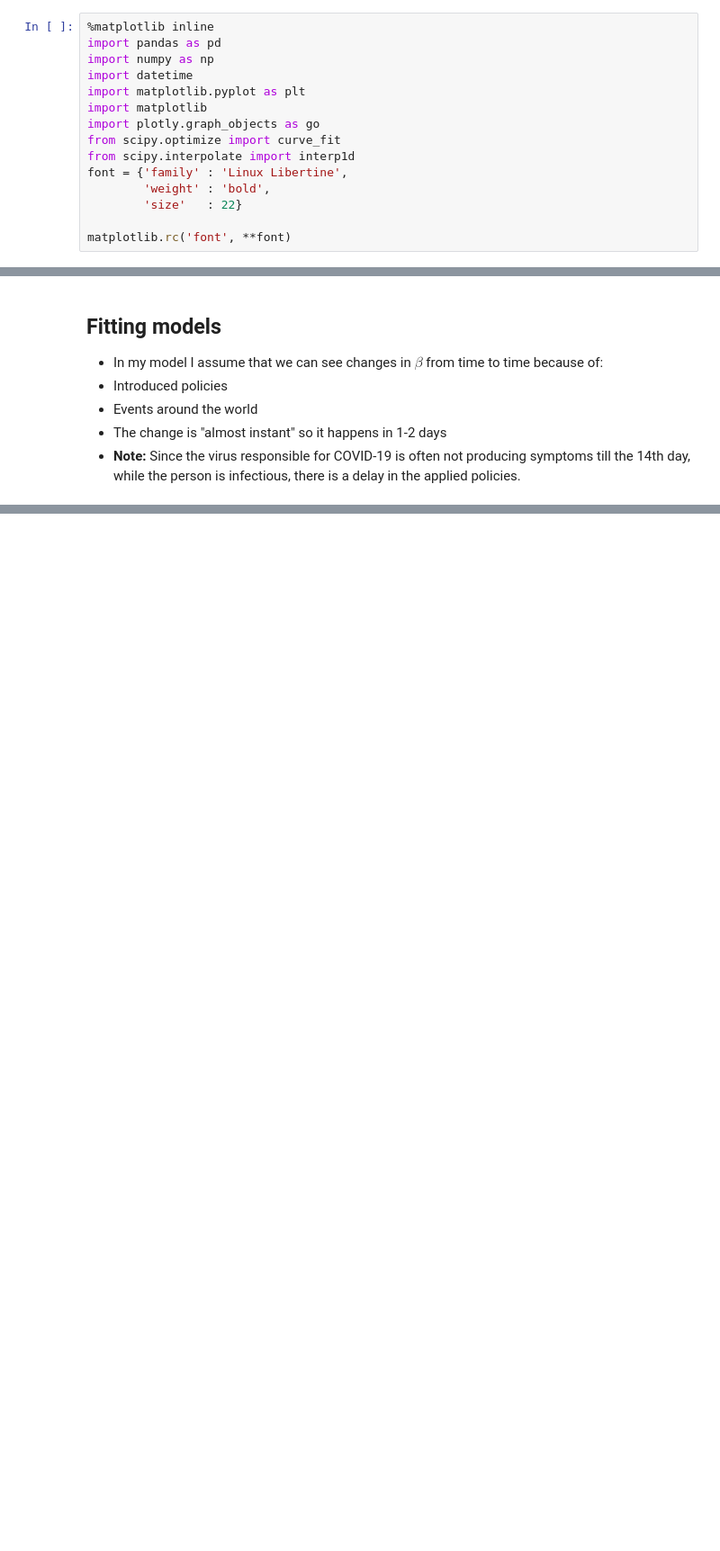
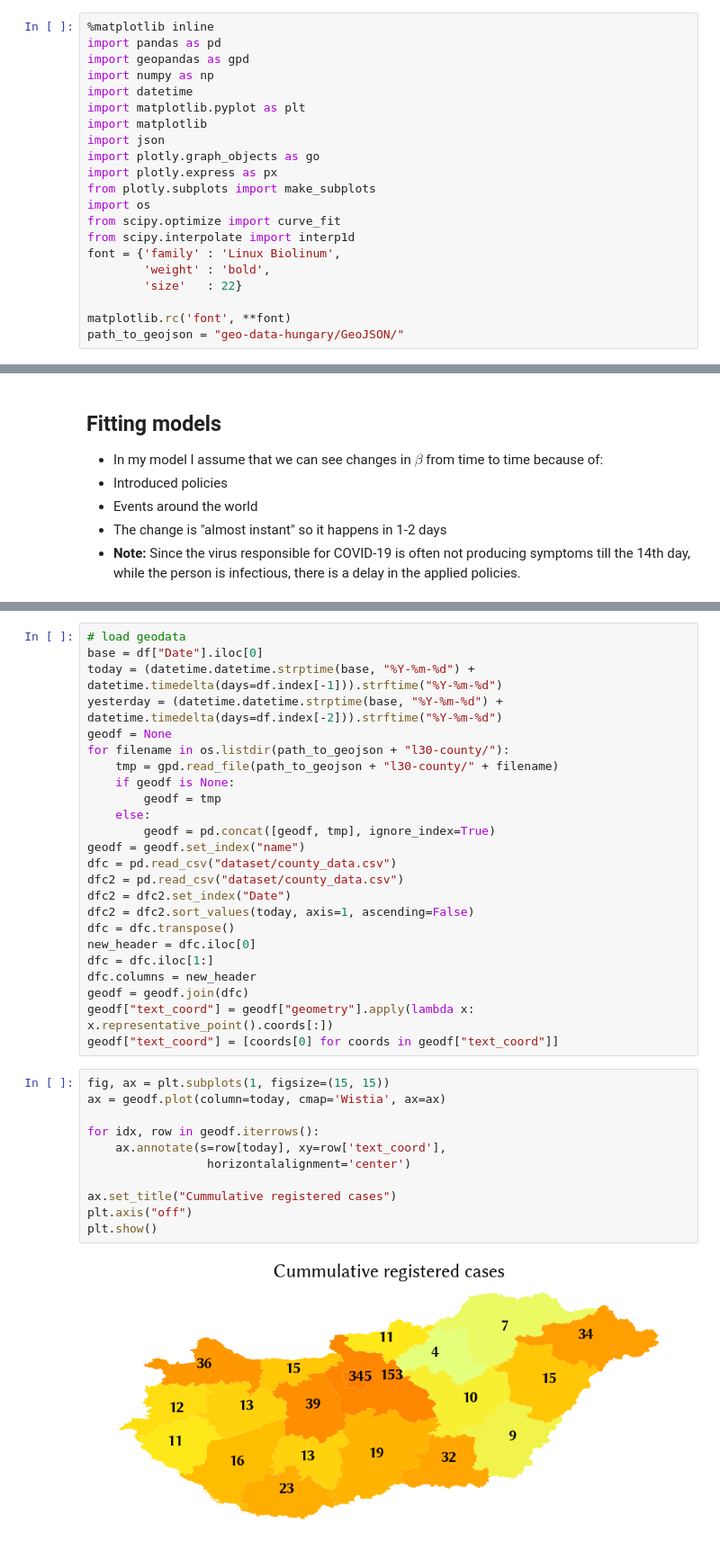
Before and after one commit to pgabor/covid-hungary, a Jupyter notebook: report.ipynb, the cells around one changed output, grey strips where cells are left out. Shown at 90% size. Cells and saved outputs as stored; diff of their text form; blank space fills up the shorter version.

```diff
--- a/report.ipynb
+++ b/report.ipynb
@@ -3,18 +3,24 @@
 # %%
 %matplotlib inline
 import pandas as pd
+import geopandas as gpd
 import numpy as np
 import datetime
 import matplotlib.pyplot as plt
 import matplotlib
+import json
 import plotly.graph_objects as go
+import plotly.express as px
+from plotly.subplots import make_subplots
+import os
 from scipy.optimize import curve_fit
 from scipy.interpolate import interp1d
-font = {'family' : 'Linux Libertine',
+font = {'family' : 'Linux Biolinum',
         'weight' : 'bold',
         'size'   : 22}
 
 matplotlib.rc('font', **font)
+path_to_geojson = "geo-data-hungary/GeoJSON/"
 # %% [markdown]
 ## Statistical data used for the analysis
 
@@ -485,0 +504,37 @@ fig.show()
+# %%
+# load geodata
+base = df["Date"].iloc[0]
+today = (datetime.datetime.strptime(base, "%Y-%m-%d") + datetime.timedelta(days=df.index[-1])).strftime("%Y-%m-%d")
+yesterday = (datetime.datetime.strptime(base, "%Y-%m-%d") + datetime.timedelta(days=df.index[-2])).strftime("%Y-%m-%d")
+geodf = None
+for filename in os.listdir(path_to_geojson + "l30-county/"):
+    tmp = gpd.read_file(path_to_geojson + "l30-county/" + filename)
+    if geodf is None:
+        geodf = tmp
+    else:
+        geodf = pd.concat([geodf, tmp], ignore_index=True)
+geodf = geodf.set_index("name")
+dfc = pd.read_csv("dataset/county_data.csv")
+dfc2 = pd.read_csv("dataset/county_data.csv")
+dfc2 = dfc2.set_index("Date")
+dfc2 = dfc2.sort_values(today, axis=1, ascending=False)
+dfc = dfc.transpose()
+new_header = dfc.iloc[0]
+dfc = dfc.iloc[1:]
+dfc.columns = new_header
+geodf = geodf.join(dfc)
+geodf["text_coord"] = geodf["geometry"].apply(lambda x: x.representative_point().coords[:])
+geodf["text_coord"] = [coords[0] for coords in geodf["text_coord"]]
+# %%
+fig, ax = plt.subplots(1, figsize=(15, 15))
+ax = geodf.plot(column=today, cmap='Wistia', ax=ax)
+
+for idx, row in geodf.iterrows():
+    ax.annotate(s=row[today], xy=row['text_coord'],
+                 horizontalalignment='center')
+
+ax.set_title("Cummulative registered cases")
+plt.axis("off")
+plt.show()
+# %% [output]
+[figure, added]
```
Also changed, not shown: parts of 8 cells of this notebook, 7 other files.
